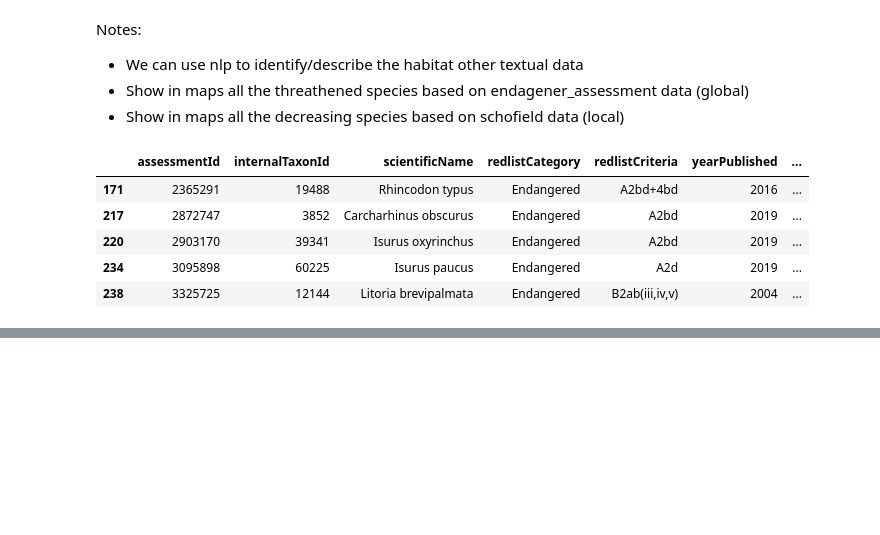
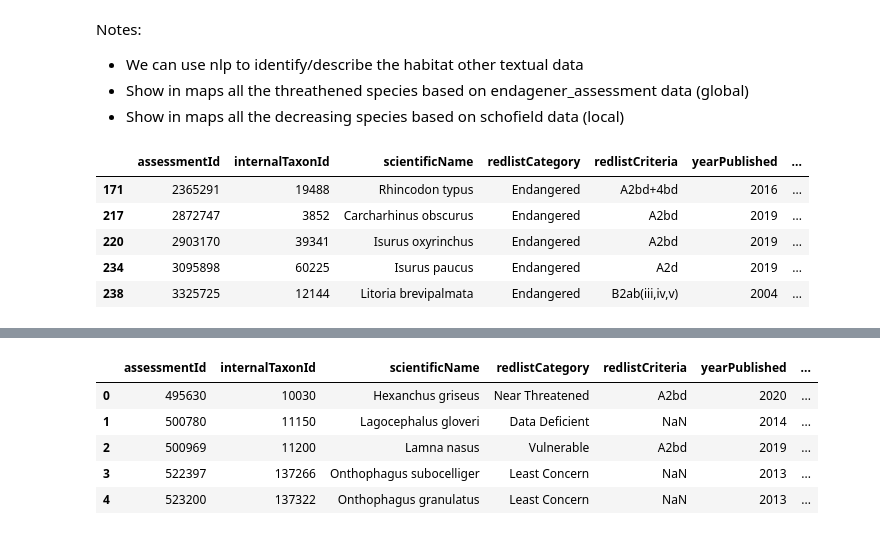
Before and after one commit to ninnzz/savekoalaplease, a Jupyter notebook: process.ipynb, the cells around one changed output, grey strips where cells are left out. Drawn from its saved outputs; the diff is of its cells as text; code cells hidden in the pictures; blank space fills up the shorter version.

```diff
--- a/process.ipynb
+++ b/process.ipynb
@@ -390,0 +441,9 @@ Least Concern
+# %%
+endangered_data.head()
+# %% [output]
+|  | assessmentId | internalTaxonId | scientificName | redlistCategory | redlistCriteria | yearPublished | ... |
+| 0 | 495630 | 10030 | Hexanchus griseus | Near Threatened | A2bd | 2020 | ... |
+| 1 | 500780 | 11150 | Lagocephalus gloveri | Data Deficient | NaN | 2014 | ... |
+| 2 | 500969 | 11200 | Lamna nasus | Vulnerable | A2bd | 2019 | ... |
+| 3 | 522397 | 137266 | Onthophagus subocelliger | Least Concern | NaN | 2013 | ... |
+| 4 | 523200 | 137322 | Onthophagus granulatus | Least Concern | NaN | 2013 | ... |
```
Also changed, not shown: parts of 5 cells of this notebook.
